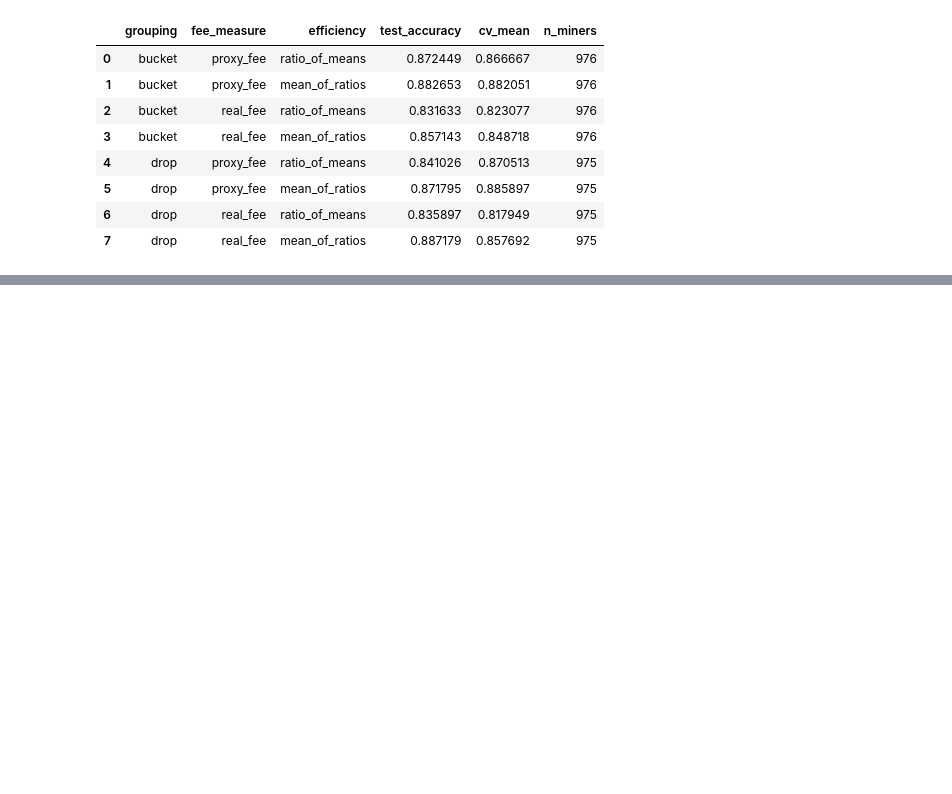
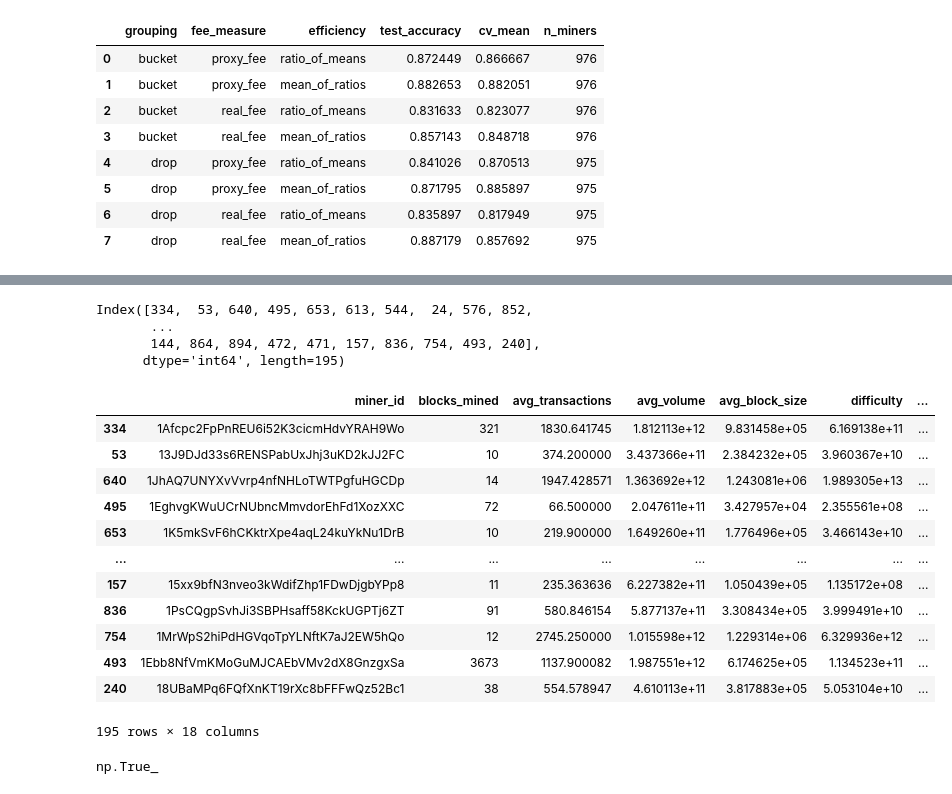
Before and after one commit to Kwokym111/poai_simulation, a Jupyter notebook: src/miner_attribution_preprocess.ipynb, the cells around one changed output, grey strips where cells are left out. Cells and saved outputs as stored; diff of their text form; code cells hidden in the pictures; blank space fills up the shorter version.

```diff
--- a/src/miner_attribution_preprocess.ipynb
+++ b/src/miner_attribution_preprocess.ipynb
@@ -664,0 +668,40 @@ results_log_v2_df
+# %%
+feature_sets = {
+    'proxy_fee': ['blocks_mined', 'avg_transactions', 'avg_volume', 'avg_fee_proxy',
+                  'fee_volatility_proxy', 'avg_block_size', 'difficulty', 'profitability_proxy', 'age'],
+    'real_fee': ['blocks_mined', 'avg_transactions', 'avg_volume', 'avg_fee_real',
+                 'fee_volatility_real', 'avg_block_size', 'difficulty', 'profitability_real', 'age'],
+}
+
+feature_sets_reduced = {
+    'proxy_fee': ['blocks_mined', 'avg_fee_proxy', 'fee_volatility_proxy',
+                  'avg_block_size', 'difficulty', 'profitability_proxy', 'age'],
+    'real_fee': ['blocks_mined', 'avg_fee_real', 'fee_volatility_real',
+                 'avg_block_size', 'difficulty', 'profitability_real', 'age'],
+}
+
+label_cols = {'ratio_of_means': 'label_rom', 'mean_of_ratios': 'label_mor'}
+grouping_schemes = {'bucket': bucket_features, 'drop': drop_features}
+
+transformed_drop_features = transform_skewed_features(drop_features, 'real_fee')
+
+# Code from run_pipeline()
+X = transformed_drop_features[feature_sets_reduced['real_fee']]
+y = transformed_drop_features[label_cols['mean_of_ratios']]
+
+X_train, X_test, y_train, y_test = train_test_split(
+    X, y, test_size=0.2, random_state=42, stratify=y)
+
+scaler = StandardScaler()
+X_train_scaled = scaler.fit_transform(X_train)
+X_test_scaled = scaler.transform(X_test)
+
+model = MLPClassifier(
+    hidden_layer_sizes=(64, 32, 16, 8), activation='relu', solver='adam',
+    alpha=0.001, random_state=42, early_stopping=True,
+    validation_fraction=0.1, n_iter_no_change=20, max_iter=100, batch_size=16
+)
+model.fit(X_train_scaled, y_train)
+
+test_acc = accuracy_score(y_test, model.predict(X_test_scaled))
+cv_mean = cross_val_score(model, X_train_scaled, y_train, cv=5).mean()
@@ -664,0 +747,28 @@ results_log_v2_df
+# %%
+X_test.index
+# %% [output]
+Index([334,  53, 640, 495, 653, 613, 544,  24, 576, 852,
+       ...
+       144, 864, 894, 472, 471, 157, 836, 754, 493, 240],
+      dtype='int64', length=195)
+# %%
+X_test_raw = drop_features.loc[X_test.index]
+X_test_raw
+# %% [output]
+|  | miner_id | blocks_mined | avg_transactions | avg_volume | avg_block_size | difficulty | ... |
+| 334 | 1Afcpc2FpPnREU6i52K3cicmHdvYRAH9Wo | 321 | 1830.641745 | 1.812113e+12 | 9.831458e+05 | 6.169138e+11 | ... |
+| 53 | 13J9DJd33s6RENSPabUxJhj3uKD2kJJ2FC | 10 | 374.200000 | 3.437366e+11 | 2.384232e+05 | 3.960367e+10 | ... |
+| 640 | 1JhAQ7UNYXvVvrp4nfNHLoTWTPgfuHGCDp | 14 | 1947.428571 | 1.363692e+12 | 1.243081e+06 | 1.989305e+13 | ... |
+| 495 | 1EghvgKWuUCrNUbncMmvdorEhFd1XozXXC | 72 | 66.500000 | 2.047611e+11 | 3.427957e+04 | 2.355561e+08 | ... |
+| 653 | 1K5mkSvF6hCKktrXpe4aqL24kuYkNu1DrB | 10 | 219.900000 | 1.649260e+11 | 1.776496e+05 | 3.466143e+10 | ... |
+| ... | ... | ... | ... | ... | ... | ... | ... |
+| 157 | 15xx9bfN3nveo3kWdifZhp1FDwDjgbYPp8 | 11 | 235.363636 | 6.227382e+11 | 1.050439e+05 | 1.135172e+08 | ... |
+| 836 | 1PsCQgpSvhJi3SBPHsaff58KckUGPTj6ZT | 91 | 580.846154 | 5.877137e+11 | 3.308434e+05 | 3.999491e+10 | ... |
+| 754 | 1MrWpS2hiPdHGVqoTpYLNftK7aJ2EW5hQo | 12 | 2745.250000 | 1.015598e+12 | 1.229314e+06 | 6.329936e+12 | ... |
+| 493 | 1Ebb8NfVmKMoGuMJCAEbVMv2dX8GnzgxSa | 3673 | 1137.900082 | 1.987551e+12 | 6.174625e+05 | 1.134523e+11 | ... |
+| 240 | 18UBaMPq6FQfXnKT19rXc8bFFFwQz52Bc1 | 38 | 554.578947 | 4.610113e+11 | 3.817883e+05 | 5.053104e+10 | ... |
+195 rows × 18 columns
+# %%
+(X_test_raw['label_mor'] == y_test).all()
+# %% [output]
+np.True_
```
Also changed, not shown: parts of 28 cells of this notebook.
